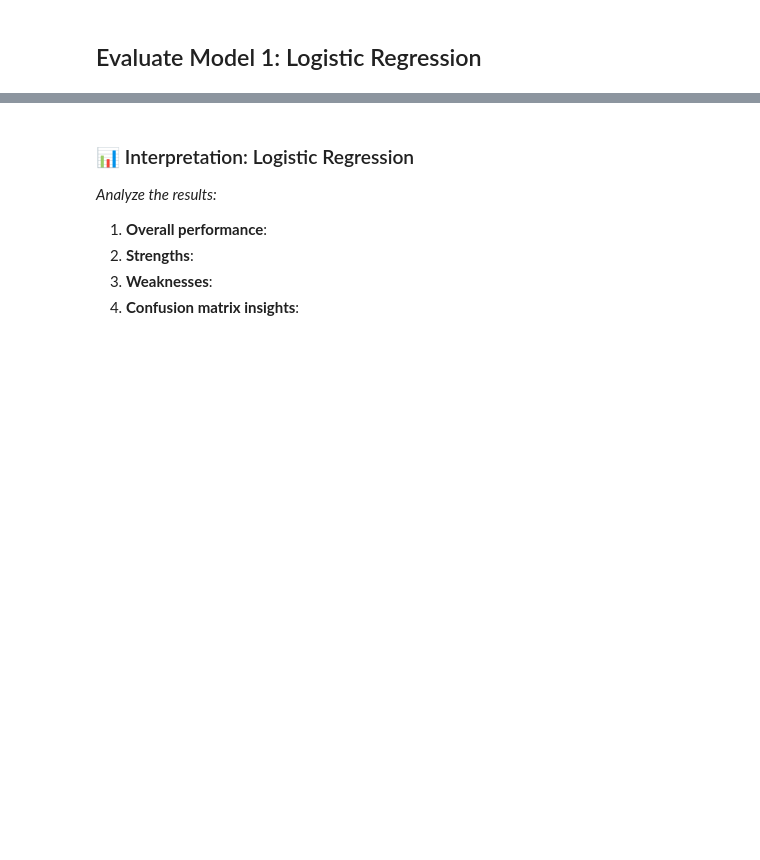
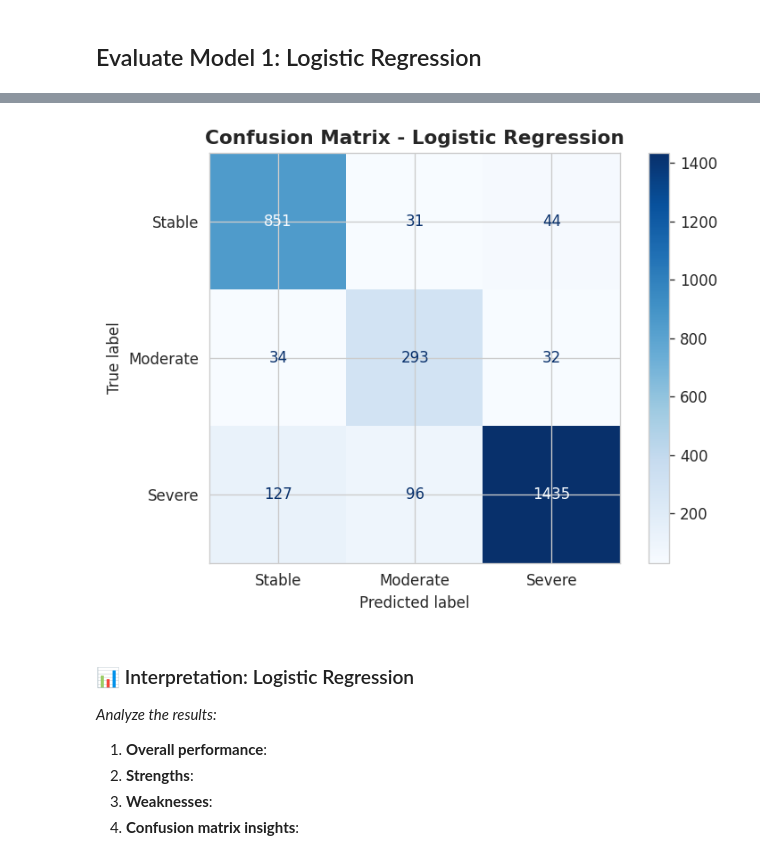
Before and after one commit to CeZa18/Cesar-Zaldivar-ML-ITAI1371, a Jupyter notebook: FP_MentalHelathSentimentAnalysis_CesarZaldivar.ipynb, the cells around one changed output, grey strips where cells are left out. Cells and saved outputs as stored; diff of their text form; code cells hidden in the pictures; blank space fills up the shorter version.

```diff
--- a/FP_MentalHelathSentimentAnalysis_CesarZaldivar.ipynb
+++ b/FP_MentalHelathSentimentAnalysis_CesarZaldivar.ipynb
@@ -816,5 +877,6 @@ print("✅ Model libraries imported!")
 # Make predictions with Logistic Regression
 # YOUR CODE HERE
 
-# y_pred_lr = lr_model.predict(X_test_tfidf)
-# print(f"Predictions shape: {y_pred_lr.shape}")
+y_pred_lr = lr_model.predict(X_test_tfidf)
+print(f"Predictions shape: {y_pred_lr.shape}")
+print(f"Sample predictions: {y_pred_lr[:10]}")
@@ -927,9 +1027,19 @@ print("✅ Evaluation metrics imported!")
 # YOUR CODE HERE
 
 # Hint:
-# print("=" * 50)
-# print("LOGISTIC REGRESSION RESULTS")
-# print("=" * 50)
+print("=" * 60)
+print("     ———————— LOGISTIC REGRESSION RESULTS —————————")
+print("=" * 60)
+
+labels = ['Stable', 'Moderate', 'Severe']
+
+print(f"Accuracy:  {accuracy_score(y_test, y_pred_lr):.4f}")
+print(f"Precision: {precision_score(y_test, y_pred_lr, average='macro'):.4f} (macro)")  # Use macro average to treat all 3 classes equally of size to avoid the imbalance of classes (Severe=56%, Moderate=12%) to influence the model
+print(f"Recall:    {recall_score(y_test, y_pred_lr, average='macro'):.4f} (macro)")
+print(f"F1-Score:  {f1_score(y_test, y_pred_lr, average='macro'):.4f} (macro)")
+print("\n")
+print(classification_report(y_test, y_pred_lr, target_names=labels))
+print("=" * 60)
 
 # accuracy = accuracy_score(y_test, y_pred_lr)
 # precision = precision_score(y_test, y_pred_lr, average='weighted')
@@ -947,13 +1078,18 @@ print("✅ Evaluation metrics imported!")
 # %%
 # Plot confusion matrix for Logistic Regression
 # YOUR CODE HERE
 
 # Hint:
-# cm = confusion_matrix(y_test, y_pred_lr)
-# disp = ConfusionMatrixDisplay(confusion_matrix=cm, display_labels=lr_model.classes_)
-# disp.plot(cmap='Blues', values_format='d')
-# plt.title('Confusion Matrix - Logistic Regression')
-# plt.show()
+cm_lr = confusion_matrix(y_test, y_pred_lr, labels=labels)
+disp = ConfusionMatrixDisplay(confusion_matrix=cm_lr, display_labels=labels)
+disp.plot(cmap='Blues', values_format='d')
+plt.title('Confusion Matrix - Logistic Regression',
+          fontsize=13, fontweight='bold')
+plt.tight_layout()
+plt.savefig('cm_lr.png', bbox_inches='tight')
+plt.show()
+# %% [output]
+[figure, added]
 # %% [markdown]
 ### 📊 Interpretation: Logistic Regression
 
```
Also changed, not shown: parts of 23 cells of this notebook.
